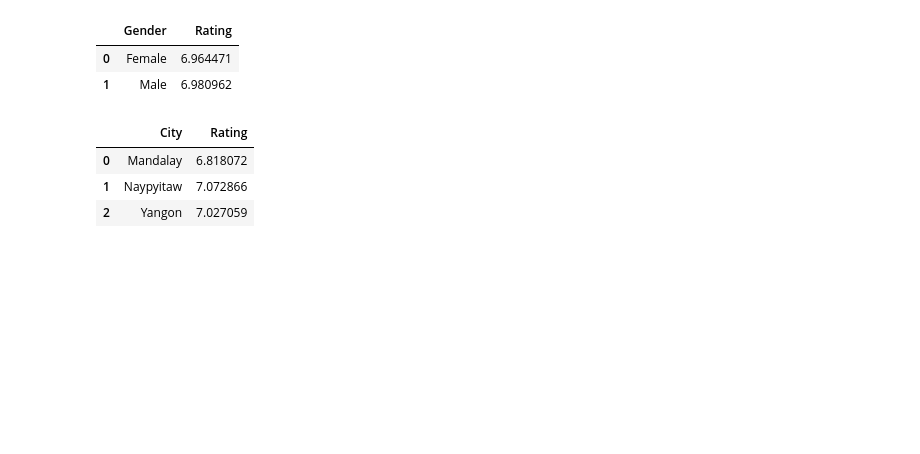
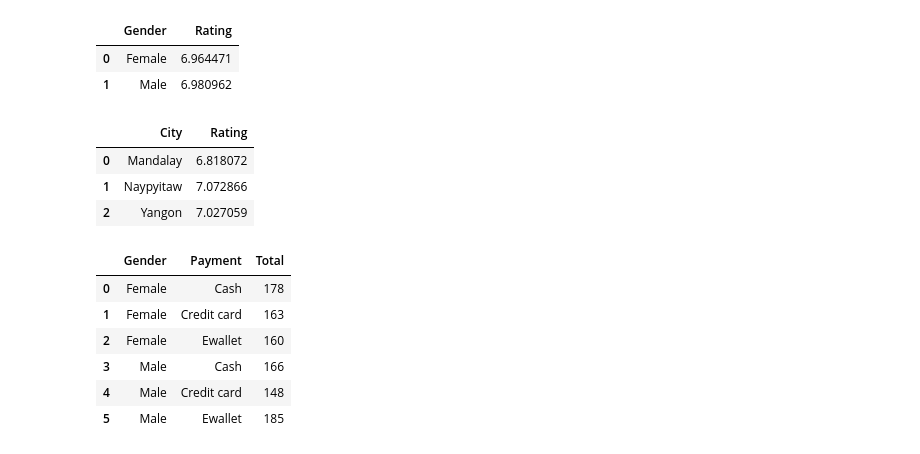
Before and after one commit to isoori/Supermarket-sales, a Jupyter notebook: Untitled.ipynb, the cells around one changed output. Cells and saved outputs as stored; diff of their text form; code cells hidden in the pictures; blank space fills up the shorter version.

```diff
--- a/Untitled.ipynb
+++ b/Untitled.ipynb
@@ -200,3 +200,13 @@ df.groupby(['City'])['Rating'].mean().reset_index()
 | 0 | Mandalay | 6.818072 |
 | 1 | Naypyitaw | 7.072866 |
 | 2 | Yangon | 7.027059 |
+# %%
+df.groupby(['Gender','Payment'])['Total'].count().reset_index()
+# %% [output]
+|  | Gender | Payment | Total |
+| 0 | Female | Cash | 178 |
+| 1 | Female | Credit card | 163 |
+| 2 | Female | Ewallet | 160 |
+| 3 | Male | Cash | 166 |
+| 4 | Male | Credit card | 148 |
+| 5 | Male | Ewallet | 185 |
```
Also changed, not shown: parts of 4 cells of this notebook.
